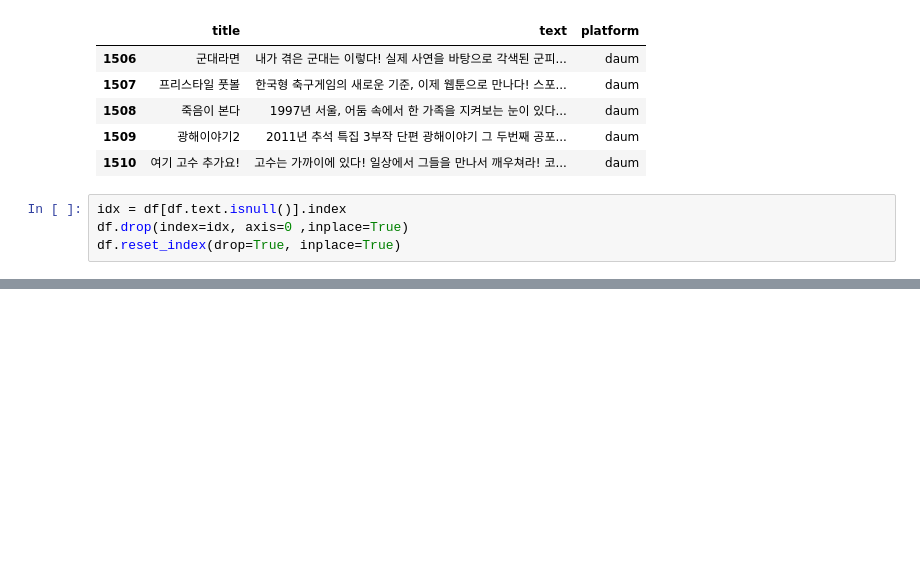
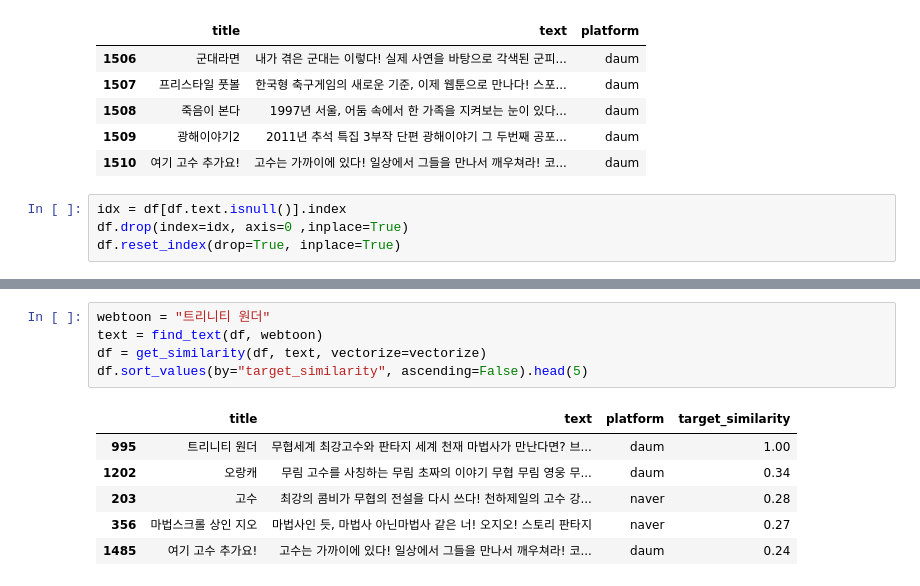
Before and after one commit to brightscannon/Webtoon_recommand_system, a Jupyter notebook: 3.Naver_modeling_1st.ipynb, the cells around one changed output, grey strips where cells are left out. Saved outputs shown, nothing was run; the diff lists cells and outputs as text; blank space fills up the shorter version.

```diff
--- a/3.Naver_modeling_1st.ipynb
+++ b/3.Naver_modeling_1st.ipynb
@@ -342,0 +344,12 @@ df.sort_values(by="target_similarity", ascending=False).head(5)
+# %%
+webtoon = "트리니티 원더"
+text = find_text(df, webtoon)
+df = get_similarity(df, text, vectorize=vectorize)
+df.sort_values(by="target_similarity", ascending=False).head(5)
+# %% [output]
+|  | title | text | platform | target_similarity |
+| 995 | 트리니티 원더 | 무협세계 최강고수와 판타지 세계 천재 마법사가 만난다면? 브... | daum | 1.00 |
+| 1202 | 오랑캐 | 무림 고수를 사칭하는 무림 초짜의 이야기 무협 무림 영웅 무... | daum | 0.34 |
+| 203 | 고수 | 최강의 콤비가 무협의 전설을 다시 쓰다! 천하제일의 고수 강... | naver | 0.28 |
+| 356 | 마법스크롤 상인 지오 | 마법사인 듯, 마법사 아닌마법사 같은 너! 오지오! 스토리 판타지 | naver | 0.27 |
+| 1485 | 여기 고수 추가요! | 고수는 가까이에 있다! 일상에서 그들을 만나서 깨우쳐라! 코... | daum | 0.24 |
```
Also changed, not shown: parts of 7 cells of this notebook.
